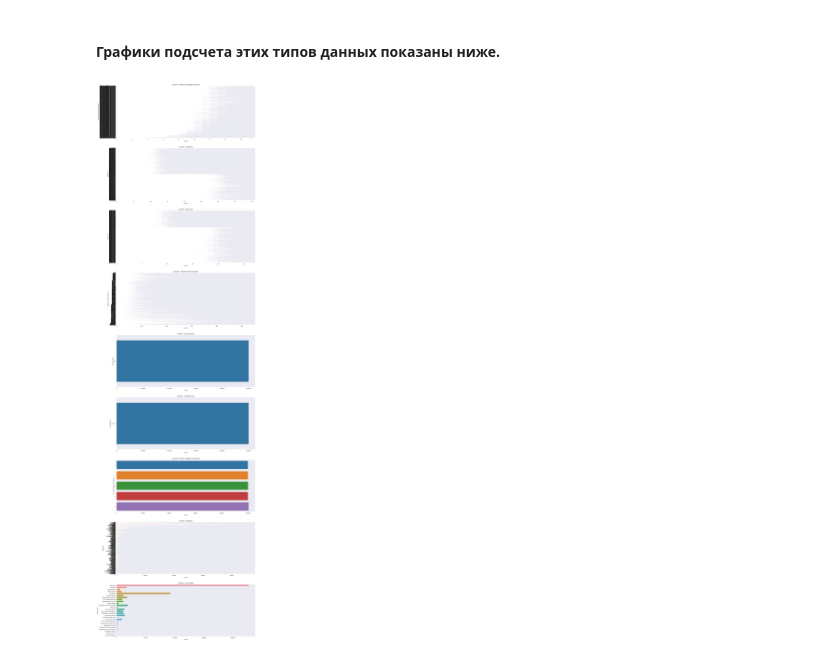
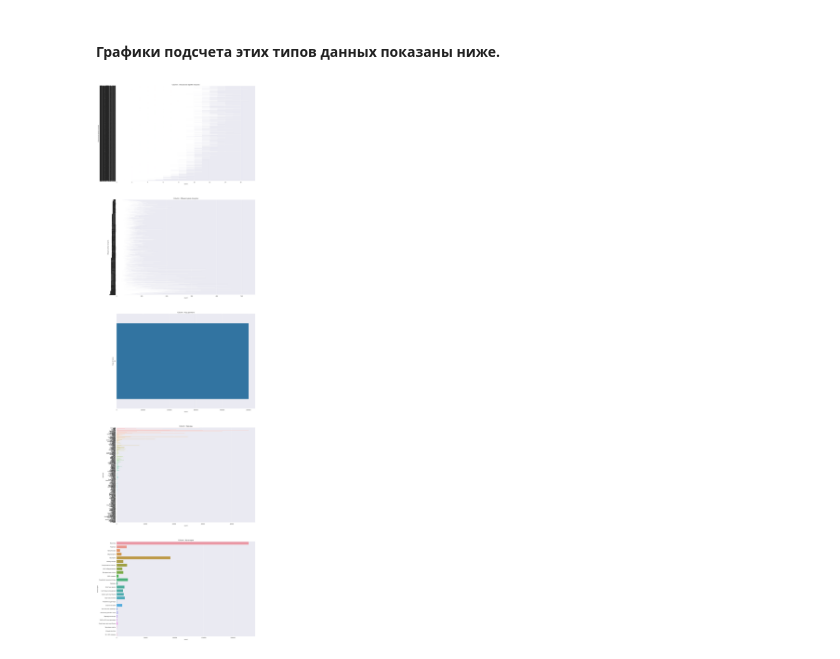
Before and after one commit to bestonly125/k-anonymity, a Jupyter notebook: K_Anonymity_A1.ipynb, the cells around one changed output. Cells and saved outputs as stored; diff of their text form; code cells hidden in the pictures.

```diff
--- a/K_Anonymity_A1.ipynb
+++ b/K_Anonymity_A1.ipynb
@@ -54,6 +53,15 @@ Currently each row is unique
 <p align="justify">$\qquad$ Применение методов обезличивания ведет к тому, что полезная информация в обезличенных наборах данных становится менеее качественной - для измерения уровня этого качества используются специальные метрики <b>расчета полезности</b> ("utility"). Суть модели - нахождение баланса между риском повторной идентификации с одной стороны и полезностью набора  данных - с другой.</p>
 
 <p align="justify">$\qquad$ В первом приближении модель k-anonymity  требует выделения квази-идентификаторов ("QID") и вычисления для них <b>размеров классов-эквивалентности</b>  $k$ строк/физических лиц, затем итерационное применение методов обезличивания (включающих подавление строк или ячеек, обобщение значений), между которыми следует анализ получившегося набора и уточнение параметров методов обезличивания. В результате это защищает отдельных людей, сводя к минимому информацию об отдельном человеке, оставляя злоумышленнику ("adversary") только информацию о принадлежности данного человека к определенной группе.  Хотя получающийся набор не является точным, он все еще годится для целей анализа и построения моделей машинного обучения. В ряде случаев надо решать не только проблему обезличивания, но и иного подхода к идентификации, например, для решения задач, в которых обобщенные данные не могут использоваться напрямую.</p>
+# %%
+QI = ['Локальное время покупок',
+    'Общая сумма покупок',
+    'Код региона',
+    'Бренды',
+    'Категория']
+SI =['Широта',
+    'Долгота',
+     'Часовой пояс']
 # %%
 def k_anonymous(data, columns):
   ## Возьмите фрейм данных, верните значение k-anonymity
@@ -77,20 +106,12 @@ print(' k-anonymity = ' + str(k_anonymous(df, [
 # %%
 import seaborn as sns
 import matplotlib.pyplot as plt
 
-columns = ['Локальное время покупок',
-            'Широта',
-            'Долгота',
-            'Общая сумма покупок',
-            'Код региона',
-            'Часовой пояс',
-            'Кол-во товаров в покупке',
-            'Бренды',
-            'Категория']
+columns = QI
 
 fig, ax = plt.subplots(len(columns), figsize = (20,80))
 for i in range(len(columns)):
   ax[i].set_title('Column : ' + str(columns[i]))
   sns.countplot(y = columns[i], data = df, ax = ax[i])
 # %% [output]
-[figure, old version]
+[figure, new version]
```
Also changed, not shown: parts of 3 cells of this notebook, 6 other files.
